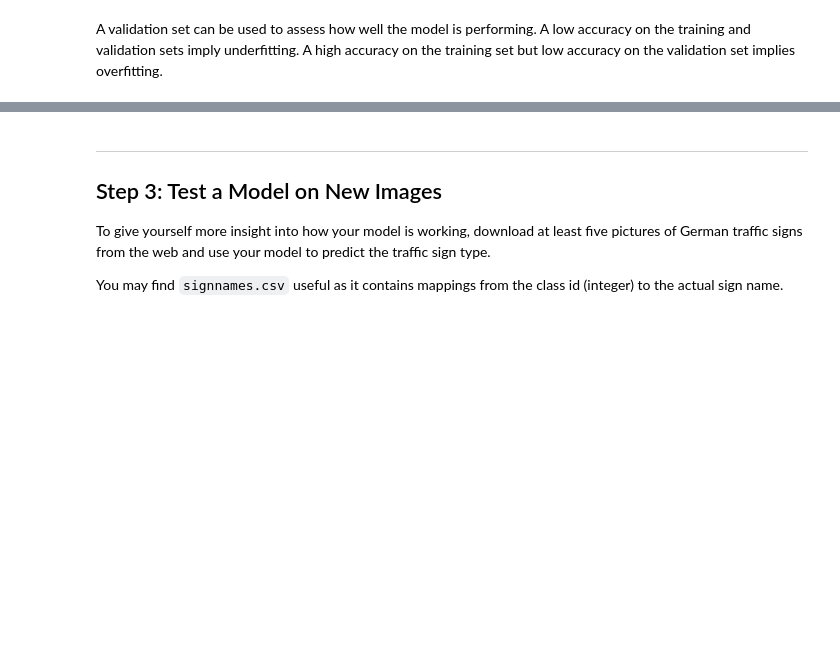
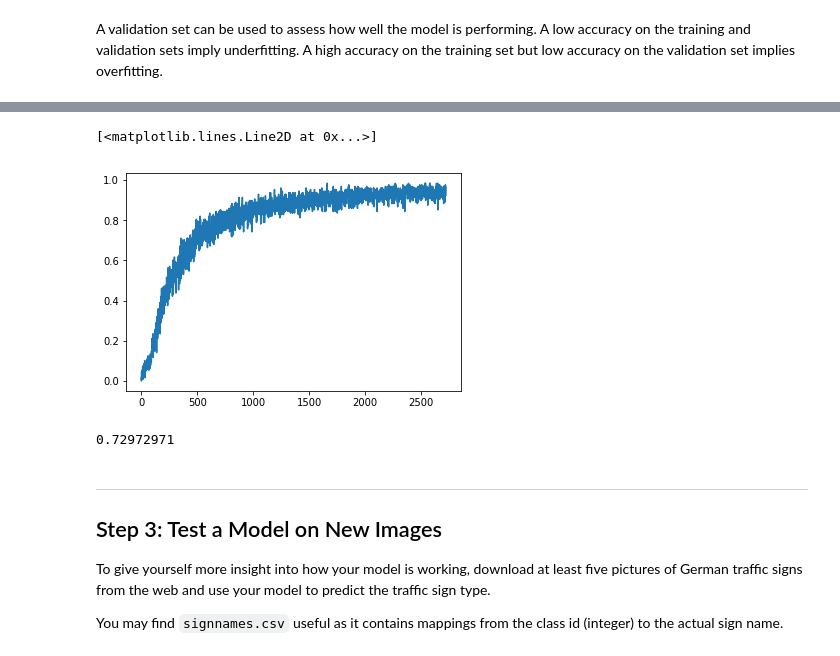
Before and after one commit to XCMer/CarND-Traffic-Sign-Classifier-Project, a Jupyter notebook: Traffic_Sign_Classifier.ipynb, the cells around one changed output, grey strips where cells are left out. Drawn from its saved outputs; the diff is of its cells as text; code cells hidden in the pictures; blank space fills up the shorter version.

```diff
--- a/Traffic_Sign_Classifier.ipynb
+++ b/Traffic_Sign_Classifier.ipynb
@@ -273,3 +338,13 @@ Model saved
+# %%
+plt.figure()
+plt.plot(training_accs)
+# %% [output]
+[<matplotlib.lines.Line2D at 0x...>]
+[figure, added]
+# %%
+training_accs[-1]
+# %% [output]
+0.72972971
 # %% [markdown]
 ---
 
```
Also changed, not shown: parts of 24 cells of this notebook, 8 other files.
